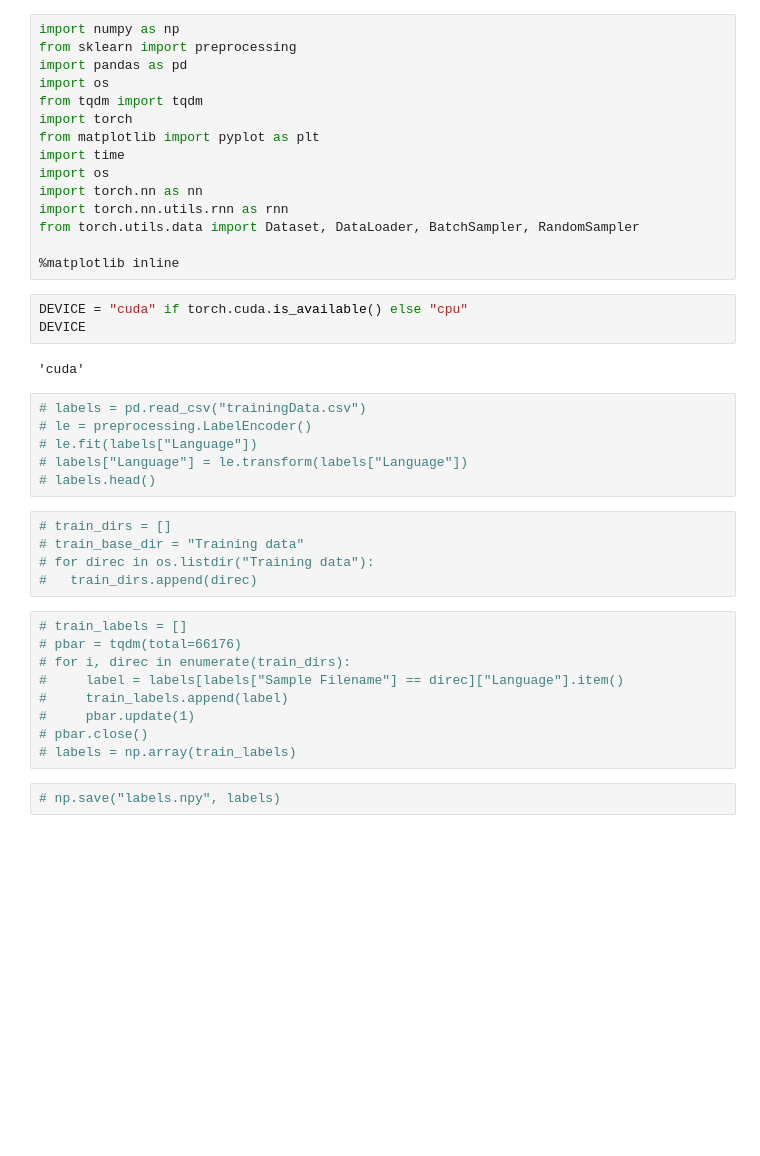
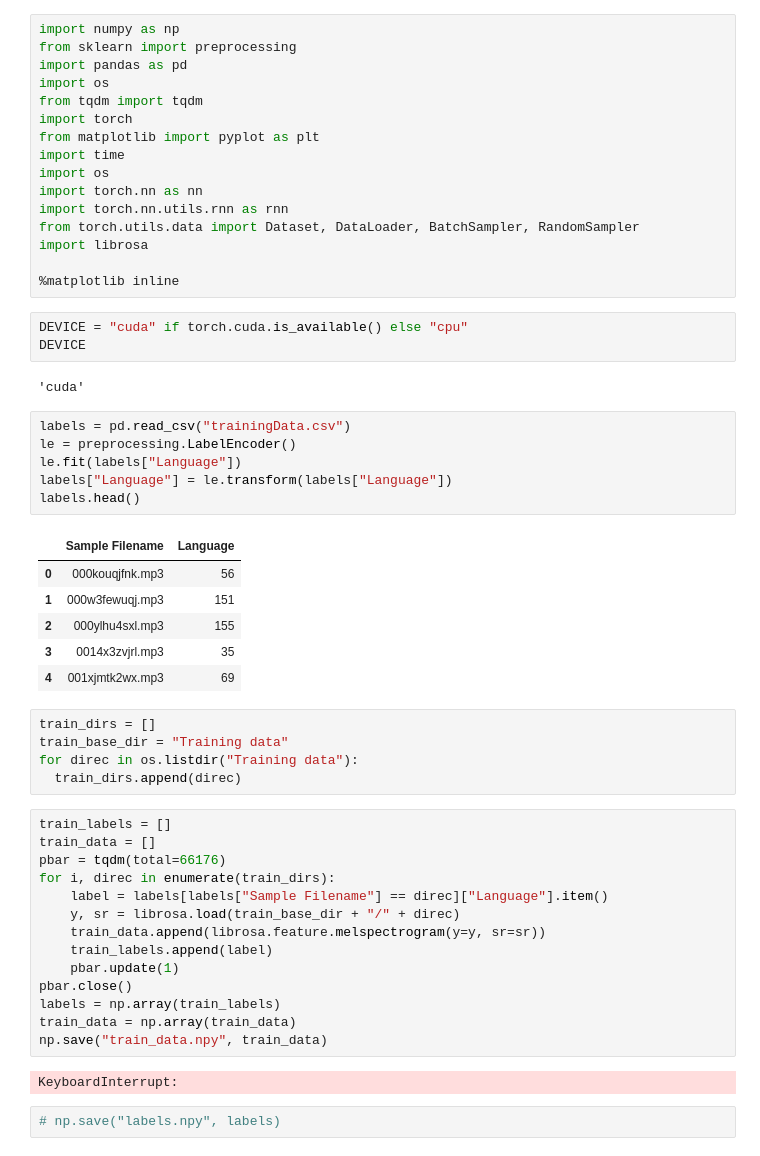
Before and after one commit to kantologist/LanguageRecognition, a Jupyter notebook: langdet.ipynb, the cells around one changed output. Cells and saved outputs as stored; diff of their text form; blank space fills up the shorter version.

Commit message:
more data preprocessing

```diff
--- a/langdet.ipynb
+++ b/langdet.ipynb
@@ -11,6 +11,7 @@ import os
 import torch.nn as nn
 import torch.nn.utils.rnn as rnn
 from torch.utils.data import Dataset, DataLoader, BatchSampler, RandomSampler
+import librosa
 
 %matplotlib inline
 # %%
@@ -19,25 +20,39 @@ DEVICE
 # %% [output]
 'cuda'
 # %%
-# labels = pd.read_csv("trainingData.csv")
-# le = preprocessing.LabelEncoder()
-# le.fit(labels["Language"])
-# labels["Language"] = le.transform(labels["Language"])
-# labels.head()
+labels = pd.read_csv("trainingData.csv")
+le = preprocessing.LabelEncoder()
+le.fit(labels["Language"])
+labels["Language"] = le.transform(labels["Language"])
+labels.head()
+# %% [output]
+|  | Sample Filename | Language |
+| 0 | 000kouqjfnk.mp3 | 56 |
+| 1 | 000w3fewuqj.mp3 | 151 |
+| 2 | 000ylhu4sxl.mp3 | 155 |
+| 3 | 0014x3zvjrl.mp3 | 35 |
+| 4 | 001xjmtk2wx.mp3 | 69 |
 # %%
-# train_dirs = []
-# train_base_dir = "Training data"
-# for direc in os.listdir("Training data"):
-#   train_dirs.append(direc)
+train_dirs = []
+train_base_dir = "Training data"
+for direc in os.listdir("Training data"):
+  train_dirs.append(direc)
 # %%
-# train_labels = []
-# pbar = tqdm(total=66176)
-# for i, direc in enumerate(train_dirs):
-#     label = labels[labels["Sample Filename"] == direc]["Language"].item()
-#     train_labels.append(label)
-#     pbar.update(1)
-# pbar.close()
-# labels = np.array(train_labels)
+train_labels = []
+train_data = []
+pbar = tqdm(total=66176)
+for i, direc in enumerate(train_dirs):
+    label = labels[labels["Sample Filename"] == direc]["Language"].item()
+    y, sr = librosa.load(train_base_dir + "/" + direc)
+    train_data.append(librosa.feature.melspectrogram(y=y, sr=sr))
+    train_labels.append(label)
+    pbar.update(1)
+pbar.close()
+labels = np.array(train_labels)
+train_data = np.array(train_data)
+np.save("train_data.npy", train_data)
+# %% [output]
+KeyboardInterrupt:
 # %%
 # np.save("labels.npy", labels)
 # %%
```
Also changed, not shown: parts of 4 cells of this notebook, 1 other file.
